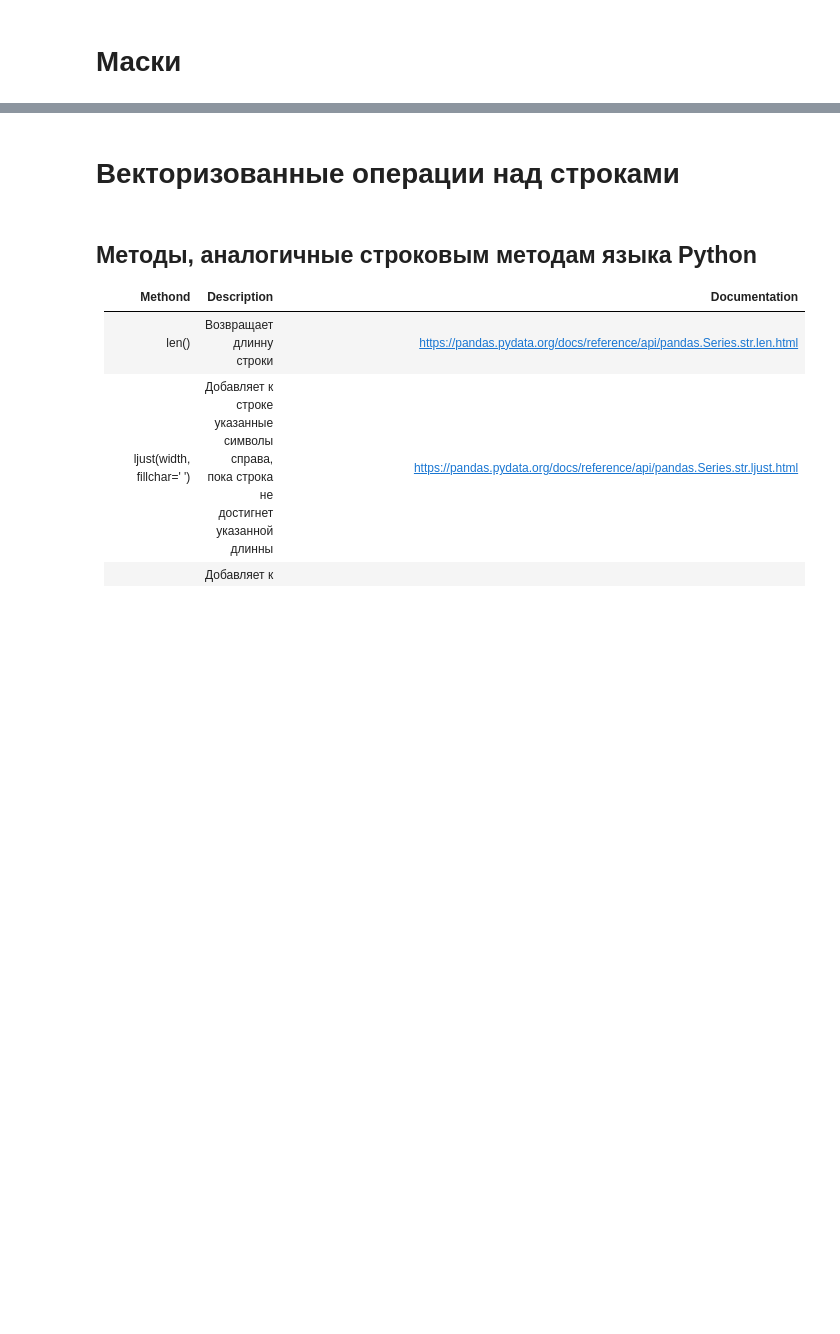
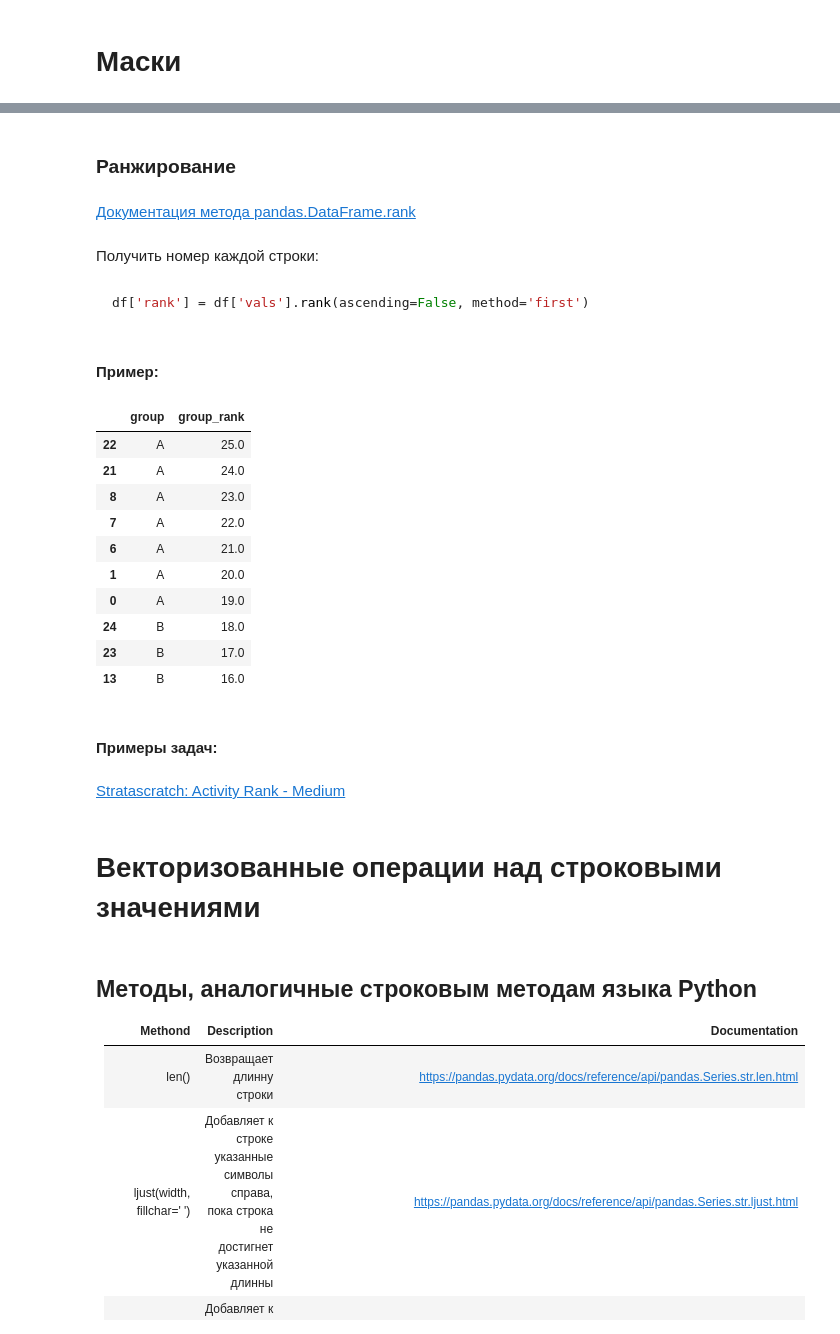
Before and after one commit to Saxsafon/Analysis, a Jupyter notebook: Processing/Python/Manipulation.ipynb, the cells around one changed output, grey strips where cells are left out. Saved outputs shown, nothing was run; the diff lists cells and outputs as text; code cells hidden in the pictures; blank space fills up the shorter version.

Commit message:
Добавил примеры задач в ноутбуки. Внес косметические изменения

````diff
--- a/Processing/Python/Manipulation.ipynb
+++ b/Processing/Python/Manipulation.ipynb
@@ -165,5 +168,37 @@ data[group_mask & sub_group_mask]
+# %% [markdown]
+### Ранжирование
+# %% [markdown]
+[Документация метода pandas.DataFrame.rank](https://pandas.pydata.org/docs/reference/api/pandas.DataFrame.rank.html)
+# %% [markdown]
+Получить номер каждой строки:
+# %% [markdown]
+```python
+df['rank'] = df['vals'].rank(ascending=False, method='first')
+```
+# %% [markdown]
+#### Пример:
+# %%
+data['group_rank'] = data['group'].rank(ascending=False, method='first')
+data = data.sort_values('group_rank', ascending=False)
+data[['group', 'group_rank']].head(10)
+# %% [output]
+|  | group | group_rank |
+| 22 | A | 25.0 |
+| 21 | A | 24.0 |
+| 8 | A | 23.0 |
+| 7 | A | 22.0 |
+| 6 | A | 21.0 |
+| 1 | A | 20.0 |
+| 0 | A | 19.0 |
+| 24 | B | 18.0 |
+| 23 | B | 17.0 |
+| 13 | B | 16.0 |
+# %% [markdown]
+#### Примеры задач:
+# %% [markdown]
+[Stratascratch: Activity Rank - Medium](https://platform.stratascratch.com/coding/10351-activity-rank?code_type=2)
 # %% [markdown]
-# Векторизованные операции над строками
+# Векторизованные операции над строковыми значениями
 # %% [markdown]
 ## Методы, аналогичные строковым методам языка Python
 
````
Also changed, not shown: parts of 6 cells of this notebook, 2 other files.
